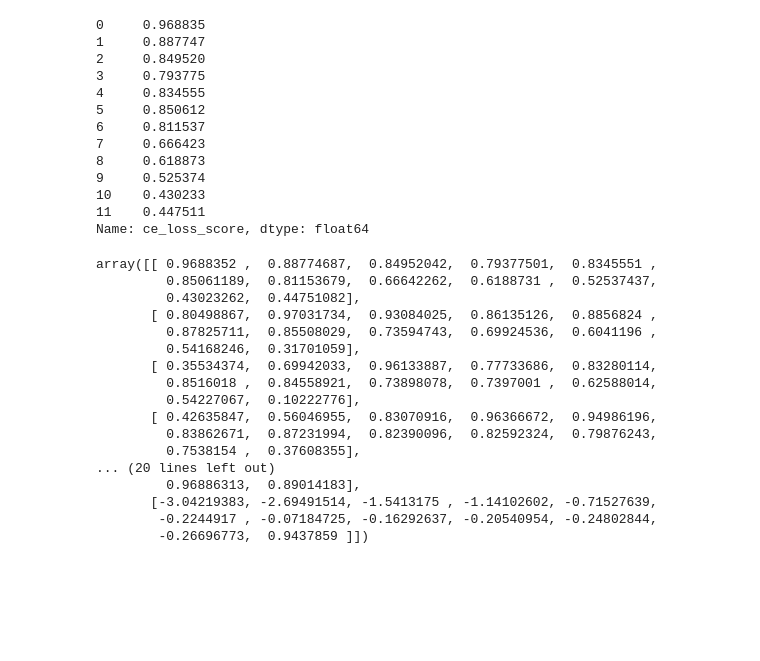
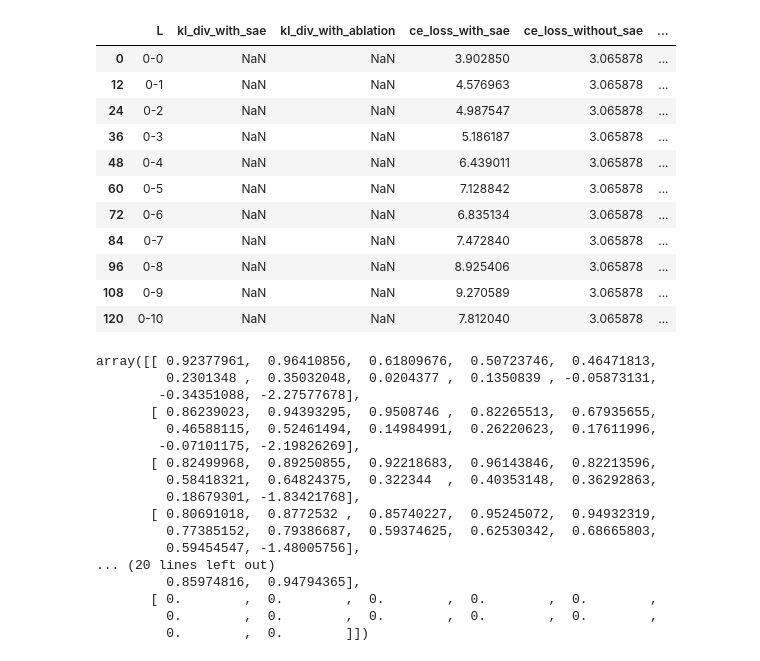
Before and after one commit to ghidav/sae-transfer-learning, a Jupyter notebook: eval_plot.ipynb, the cells around one changed output. Cells and saved outputs as stored; diff of their text form; code cells hidden in the pictures; blank space fills up the shorter version.

```diff
--- a/eval_plot.ipynb
+++ b/eval_plot.ipynb
@@ -46,39 +109,38 @@ metrics
 # %%
-metrics[metrics["ACT-Layer"] == 0]["ce_loss_score"]
+metrics[metrics["ACT-Layer"] == 0]
 # %% [output]
-0     0.968835
-1     0.887747
-2     0.849520
-3     0.793775
-4     0.834555
-5     0.850612
-6     0.811537
-7     0.666423
-8     0.618873
-9     0.525374
-10    0.430233
-11    0.447511
-Name: ce_loss_score, dtype: float64
+|  | L | kl_div_with_sae | kl_div_with_ablation | ce_loss_with_sae | ce_loss_without_sae | ... |
+| 0 | 0-0 | NaN | NaN | 3.902850 | 3.065878 | ... |
+| 12 | 0-1 | NaN | NaN | 4.576963 | 3.065878 | ... |
+| 24 | 0-2 | NaN | NaN | 4.987547 | 3.065878 | ... |
+| 36 | 0-3 | NaN | NaN | 5.186187 | 3.065878 | ... |
+| 48 | 0-4 | NaN | NaN | 6.439011 | 3.065878 | ... |
+| 60 | 0-5 | NaN | NaN | 7.128842 | 3.065878 | ... |
+| 72 | 0-6 | NaN | NaN | 6.835134 | 3.065878 | ... |
+| 84 | 0-7 | NaN | NaN | 7.472840 | 3.065878 | ... |
+| 96 | 0-8 | NaN | NaN | 8.925406 | 3.065878 | ... |
+| 108 | 0-9 | NaN | NaN | 9.270589 | 3.065878 | ... |
+| 120 | 0-10 | NaN | NaN | 7.812040 | 3.065878 | ... |
 # %%
-metrics[['ce_loss_score']].to_numpy().reshape(12, 12)
+np.concatenate((metrics[['ce_loss_score']].to_numpy().reshape(11, 12), np.zeros((1, 12))), axis=0)
 # %% [output]
-array([[ 0.9688352 ,  0.88774687,  0.84952042,  0.79377501,  0.8345551 ,
-         0.85061189,  0.81153679,  0.66642262,  0.6188731 ,  0.52537437,
-         0.43023262,  0.44751082],
-       [ 0.80498867,  0.97031734,  0.93084025,  0.86135126,  0.8856824 ,
-         0.87825711,  0.85508029,  0.73594743,  0.69924536,  0.6041196 ,
-         0.54168246,  0.31701059],
-       [ 0.35534374,  0.69942033,  0.96133887,  0.77733686,  0.83280114,
-         0.8516018 ,  0.84558921,  0.73898078,  0.7397001 ,  0.62588014,
-         0.54227067,  0.10222776],
-       [ 0.42635847,  0.56046955,  0.83070916,  0.96366672,  0.94986196,
-         0.83862671,  0.87231994,  0.82390096,  0.82592324,  0.79876243,
-         0.7538154 ,  0.37608355],
+array([[ 0.92377961,  0.96410856,  0.61809676,  0.50723746,  0.46471813,
+         0.2301348 ,  0.35032048,  0.0204377 ,  0.1350839 , -0.05873131,
+        -0.34351088, -2.27577678],
+       [ 0.86239023,  0.94393295,  0.9508746 ,  0.82265513,  0.67935655,
+         0.46588115,  0.52461494,  0.14984991,  0.26220623,  0.17611996,
+        -0.07101175, -2.19826269],
+       [ 0.82499968,  0.89250855,  0.92218683,  0.96143846,  0.82213596,
+         0.58418321,  0.64824375,  0.322344  ,  0.40353148,  0.36292863,
+         0.18679301, -1.83421768],
+       [ 0.80691018,  0.8772532 ,  0.85740227,  0.95245072,  0.94932319,
+         0.77385152,  0.79386687,  0.59374625,  0.62530342,  0.68665803,
+         0.59454547, -1.48005756],
 ... (20 lines left out)
-         0.96886313,  0.89014183],
-       [-3.04219383, -2.69491514, -1.5413175 , -1.14102602, -0.71527639,
-        -0.2244917 , -0.07184725, -0.16292637, -0.20540954, -0.24802844,
-        -0.26696773,  0.9437859 ]])
+         0.85974816,  0.94794365],
+       [ 0.        ,  0.        ,  0.        ,  0.        ,  0.        ,
+         0.        ,  0.        ,  0.        ,  0.        ,  0.        ,
+         0.        ,  0.        ]])
 # %%
 # Use plotply to plot a heatmap out of metrics[['ce_loss_score']].to_numpy().reshape(12, 12)
 fig = px.imshow(
```
Also changed, not shown: parts of 15 cells of this notebook, 1 other file.
